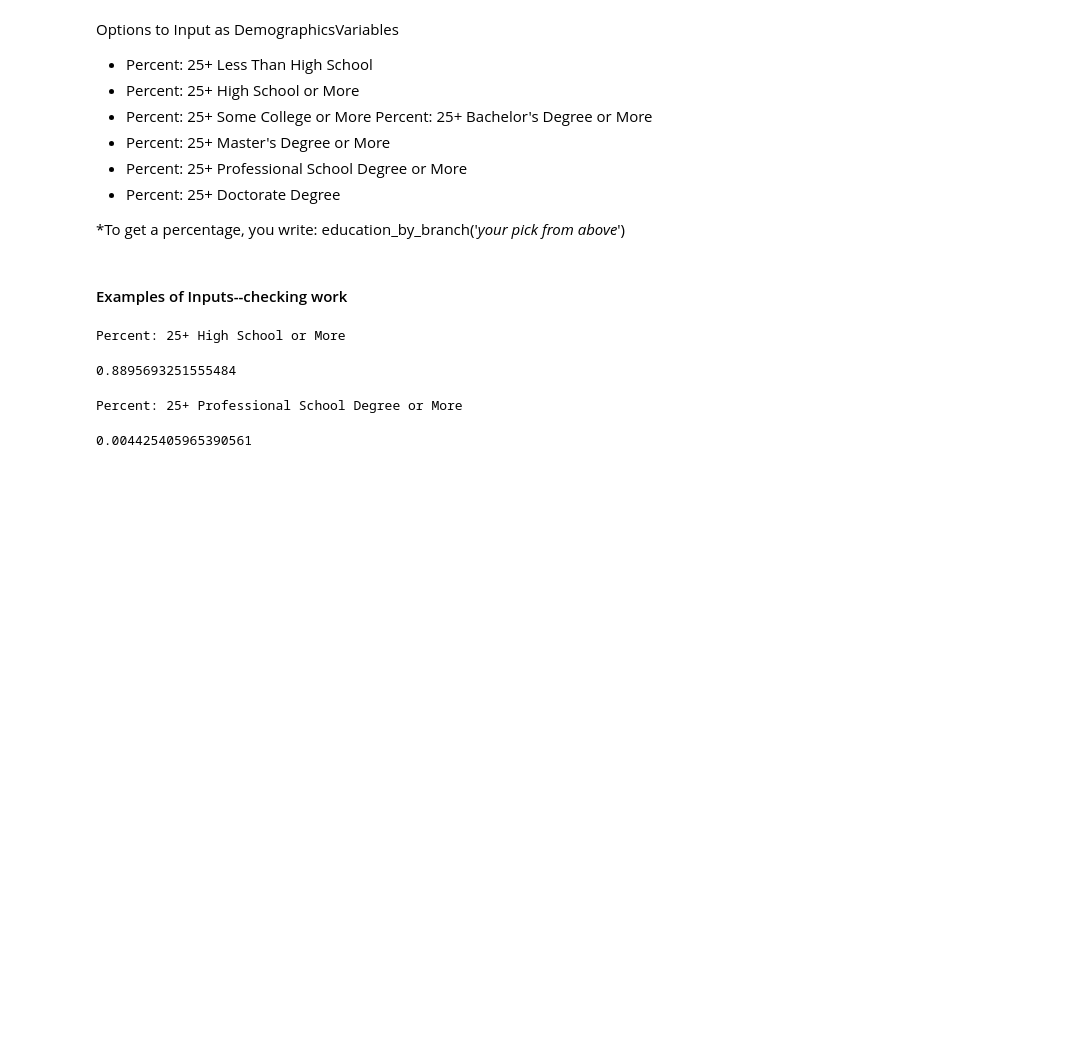
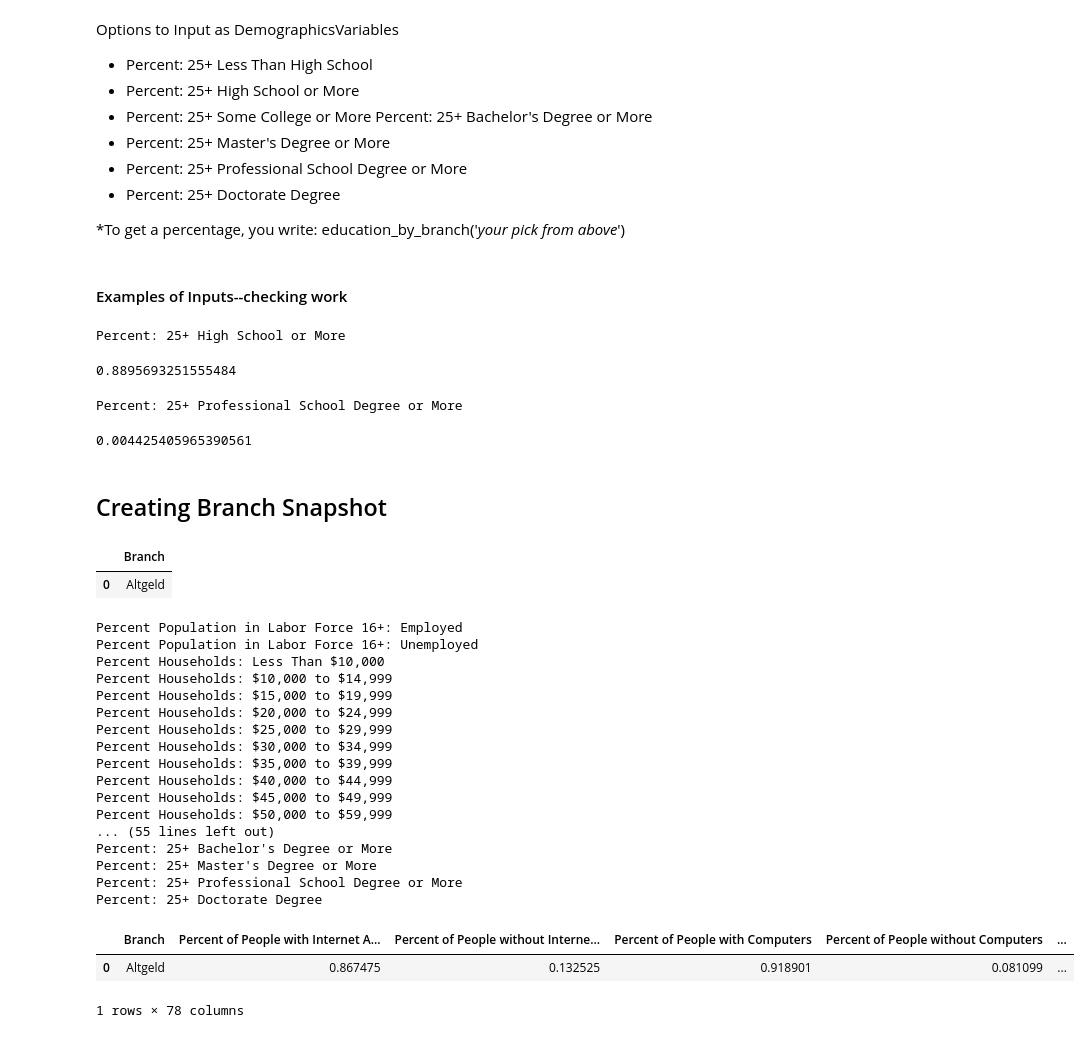
Before and after one commit to uchicago-dsi/cpl_project, a Jupyter notebook: can-summer-2023/notebooks/altgeld_census_notebook.ipynb, the cells around one changed output. Saved outputs shown, nothing was run; the diff lists cells and outputs as text; code cells hidden in the pictures; blank space fills up the shorter version.

Commit message:
Finished Branch Snapshot

```diff
--- a/can-summer-2023/notebooks/altgeld_census_notebook.ipynb
+++ b/can-summer-2023/notebooks/altgeld_census_notebook.ipynb
@@ -431,3 +433,11 @@ education_by_branch('Percent: 25+ Professional School Degree or More')
 # %% [output]
 Percent: 25+ Professional School Degree or More
 0.004425405965390561
+# %% [markdown]
+## Creating Branch Snapshot
+# %%
+branch_snapshot_df = pd.DataFrame({'Branch': ['Altgeld']})
+branch_snapshot_df
+# %% [output]
+|  | Branch |
+| 0 | Altgeld |
@@ -433,0 +542,23 @@ Percent: 25+ Professional School Degree or More
+# %%
+branch_demographics(branch_snapshot_df)
+# %% [output]
+Percent Population in Labor Force 16+: Employed
+Percent Population in Labor Force 16+: Unemployed
+Percent Households: Less Than $10,000
+Percent Households: $10,000 to $14,999
+Percent Households: $15,000 to $19,999
+Percent Households: $20,000 to $24,999
+Percent Households: $25,000 to $29,999
+Percent Households: $30,000 to $34,999
+Percent Households: $35,000 to $39,999
+Percent Households: $40,000 to $44,999
+Percent Households: $45,000 to $49,999
+Percent Households: $50,000 to $59,999
+... (55 lines left out)
+Percent: 25+ Bachelor's Degree or More
+Percent: 25+ Master's Degree or More
+Percent: 25+ Professional School Degree or More
+Percent: 25+ Doctorate Degree
+|  | Branch | Percent of People with Internet A... | Percent of People without Interne... | Percent of People with Computers | Percent of People without Computers | ... |
+| 0 | Altgeld | 0.867475 | 0.132525 | 0.918901 | 0.081099 | ... |
+1 rows × 78 columns
```
Also changed, not shown: parts of 2 cells of this notebook.
